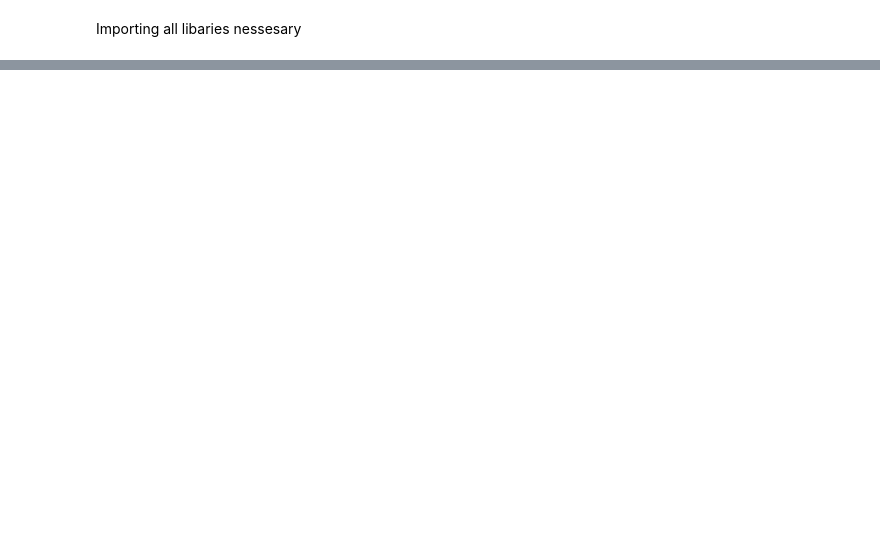
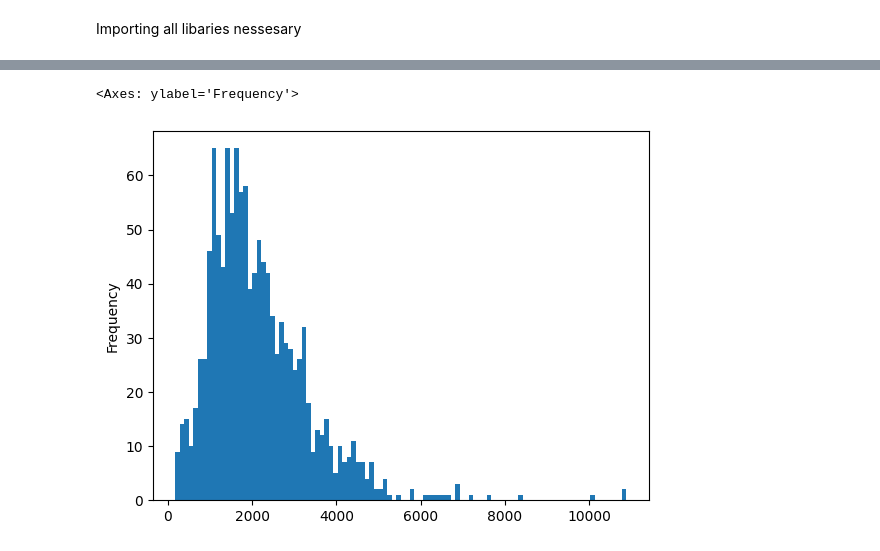
Before and after one commit to RSguy11/Readable_Regulations, a Jupyter notebook: NoteBook_1.ipynb, the cells around one changed output, grey strips where cells are left out. Cells and saved outputs as stored; diff of their text form; code cells hidden in the pictures; blank space fills up the shorter version.

```diff
--- a/NoteBook_1.ipynb
+++ b/NoteBook_1.ipynb
@@ -101,0 +52,6 @@ this subsection, not to exceed $50,000,000 for each such year.''.
+# %%
+df2 = df.loc[df["sum_len"]!=df["sum_len"].max()]
+df2["sum_len"].plot(kind="hist", bins=100)
+# %% [output]
+<Axes: ylabel='Frequency'>
+[figure, added]
```
Also changed, not shown: parts of 10 cells of this notebook.
